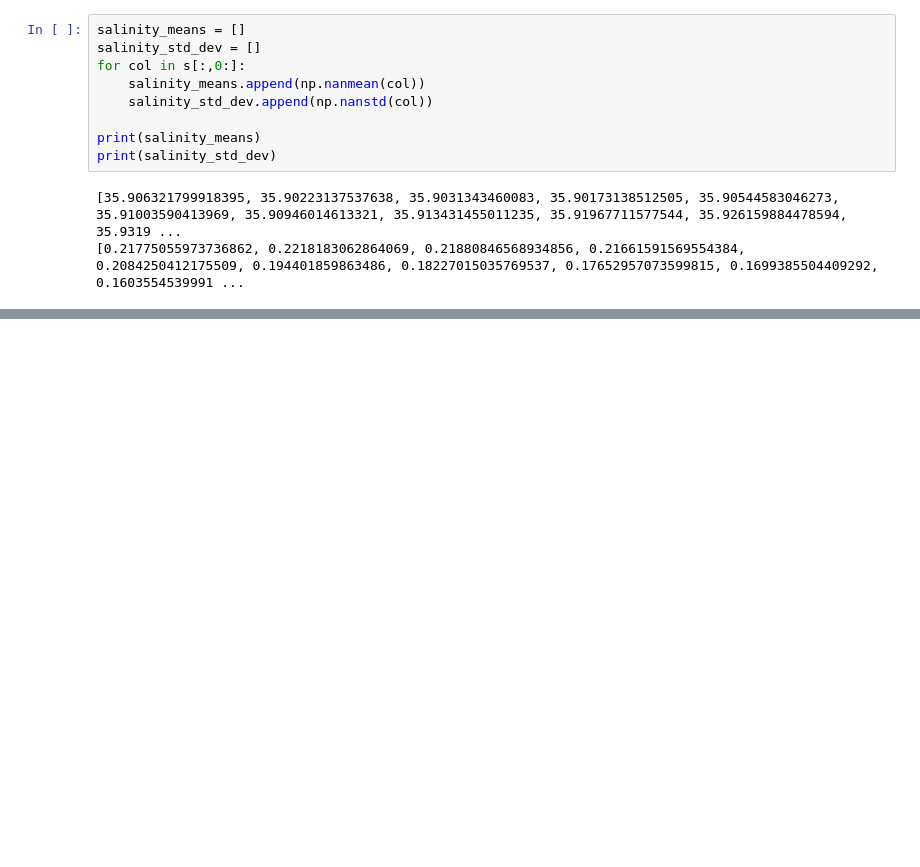
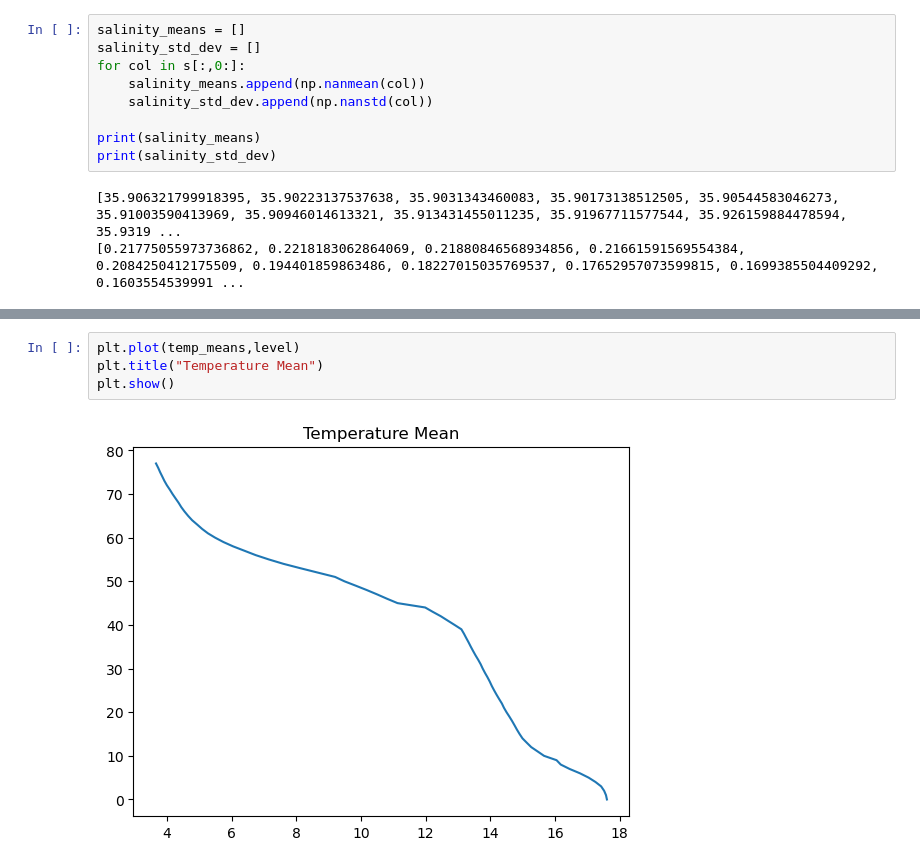
Before and after one commit to dwlakes/Enviro_Data_Science, a Jupyter notebook: assignments/assignment1.ipynb, the cells around one changed output, grey strips where cells are left out. Cells and saved outputs as stored; diff of their text form; blank space fills up the shorter version.

```diff
--- a/assignments/assignment1.ipynb
+++ b/assignments/assignment1.ipynb
@@ -252 +213,7 @@ print(salinity_std_dev)
+# %%
+plt.plot(temp_means,level)
+plt.title("Temperature Mean")
+plt.show()
+# %% [output]
+[figure, added]
 # %%
```
Also changed, not shown: parts of 22 cells of this notebook, 2 other files.
